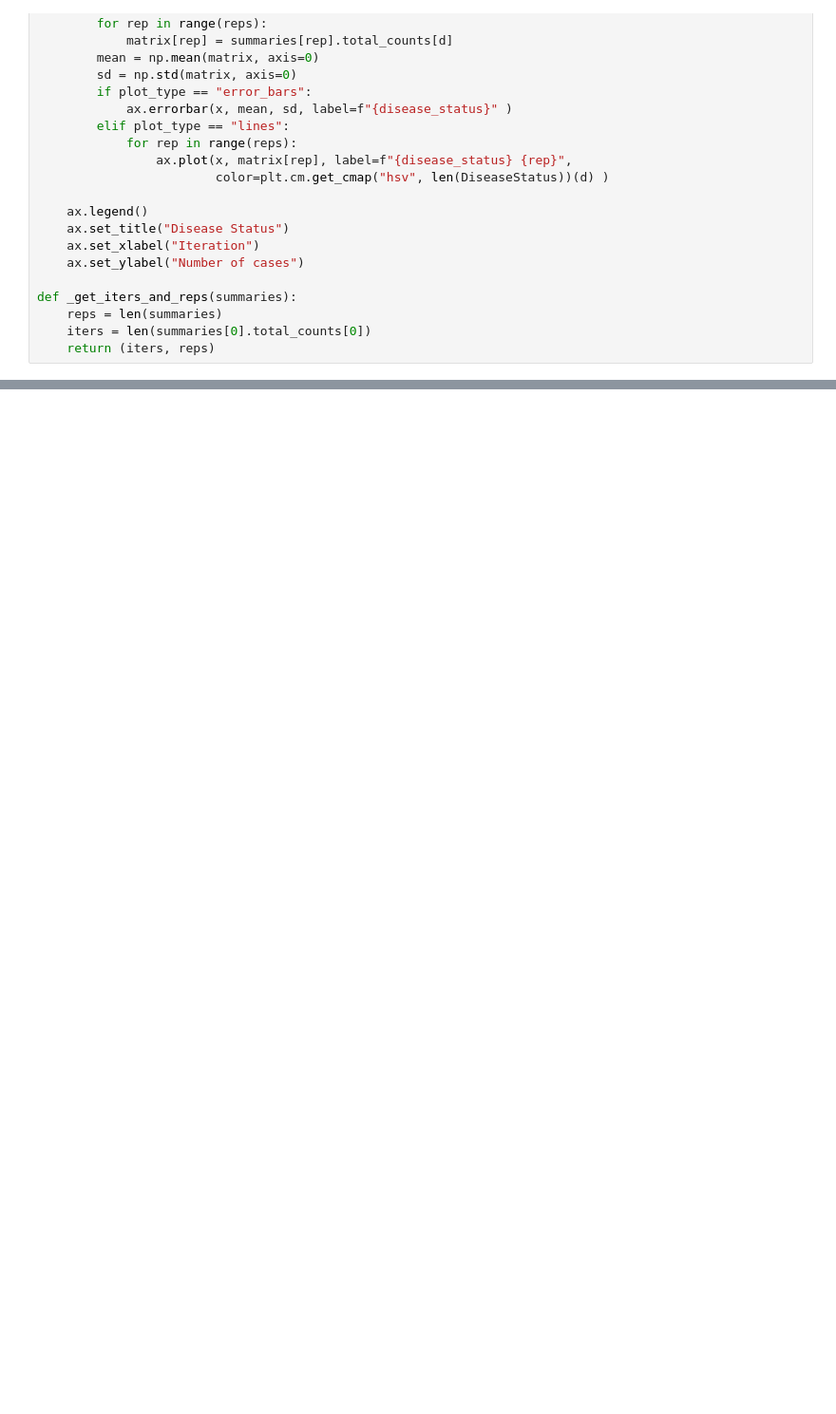
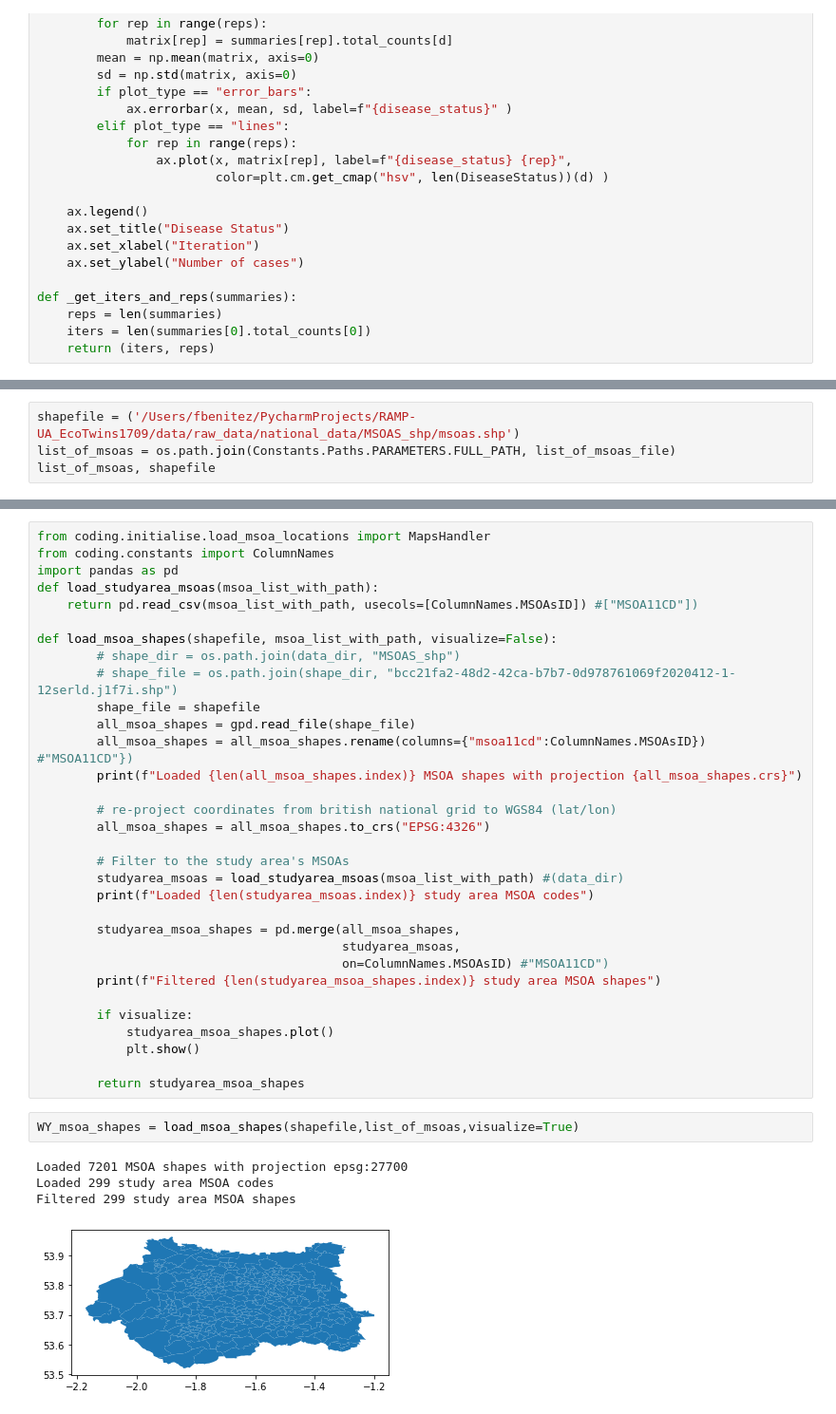
Before and after one commit to Urban-Analytics/RAMP-UA, a Jupyter notebook: experiments/outcomes/SpatialAnalysis.ipynb, the cells around one changed output, grey strips where cells are left out. Shown at 95% size. Saved outputs shown, nothing was run; the diff lists cells and outputs as text; blank space fills up the shorter version.

```diff
--- a/experiments/outcomes/SpatialAnalysis.ipynb
+++ b/experiments/outcomes/SpatialAnalysis.ipynb
@@ -272,0 +278,4 @@ plot_summaries(summaries=summaries, plot_type="error_bars")
+# %%
+shapefile = ('/Users/fbenitez/PycharmProjects/RAMP-UA_EcoTwins1709/data/raw_data/national_data/MSOAS_shp/msoas.shp')
+list_of_msoas = os.path.join(Constants.Paths.PARAMETERS.FULL_PATH, list_of_msoas_file)
+list_of_msoas, shapefile
@@ -272,0 +301,39 @@ plot_summaries(summaries=summaries, plot_type="error_bars")
+# %%
+from coding.initialise.load_msoa_locations import MapsHandler
+from coding.constants import ColumnNames
+import pandas as pd
+def load_studyarea_msoas(msoa_list_with_path):
+    return pd.read_csv(msoa_list_with_path, usecols=[ColumnNames.MSOAsID]) #["MSOA11CD"])
+
+def load_msoa_shapes(shapefile, msoa_list_with_path, visualize=False):
+        # shape_dir = os.path.join(data_dir, "MSOAS_shp")
+        # shape_file = os.path.join(shape_dir, "bcc21fa2-48d2-42ca-b7b7-0d978761069f2020412-1-12serld.j1f7i.shp")
+        shape_file = shapefile
+        all_msoa_shapes = gpd.read_file(shape_file)
+        all_msoa_shapes = all_msoa_shapes.rename(columns={"msoa11cd":ColumnNames.MSOAsID}) #"MSOA11CD"})
+        print(f"Loaded {len(all_msoa_shapes.index)} MSOA shapes with projection {all_msoa_shapes.crs}")
+
+        # re-project coordinates from british national grid to WGS84 (lat/lon)
+        all_msoa_shapes = all_msoa_shapes.to_crs("EPSG:4326")
+
+        # Filter to the study area's MSOAs
+        studyarea_msoas = load_studyarea_msoas(msoa_list_with_path) #(data_dir)
+        print(f"Loaded {len(studyarea_msoas.index)} study area MSOA codes")
+
+        studyarea_msoa_shapes = pd.merge(all_msoa_shapes,
+                                         studyarea_msoas,
+                                         on=ColumnNames.MSOAsID) #"MSOA11CD")
+        print(f"Filtered {len(studyarea_msoa_shapes.index)} study area MSOA shapes")
+
+        if visualize:
+            studyarea_msoa_shapes.plot()
+            plt.show()
+
+        return studyarea_msoa_shapes
+# %%
+WY_msoa_shapes = load_msoa_shapes(shapefile,list_of_msoas,visualize=True)
+# %% [output]
+Loaded 7201 MSOA shapes with projection epsg:27700
+Loaded 299 study area MSOA codes
+Filtered 299 study area MSOA shapes
+[figure, added]
```
Also changed, not shown: parts of 15 cells of this notebook, 2 other files.
